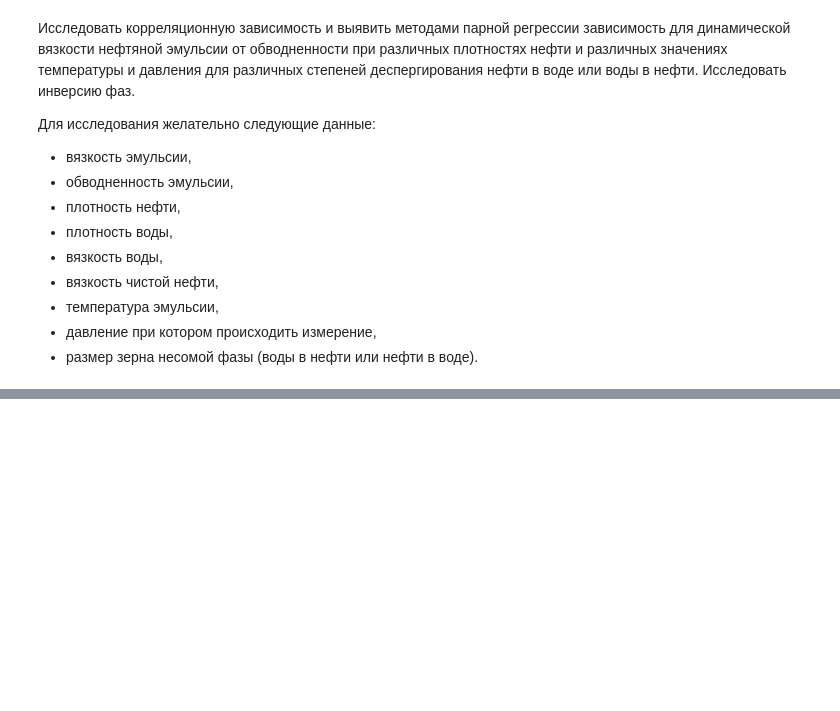
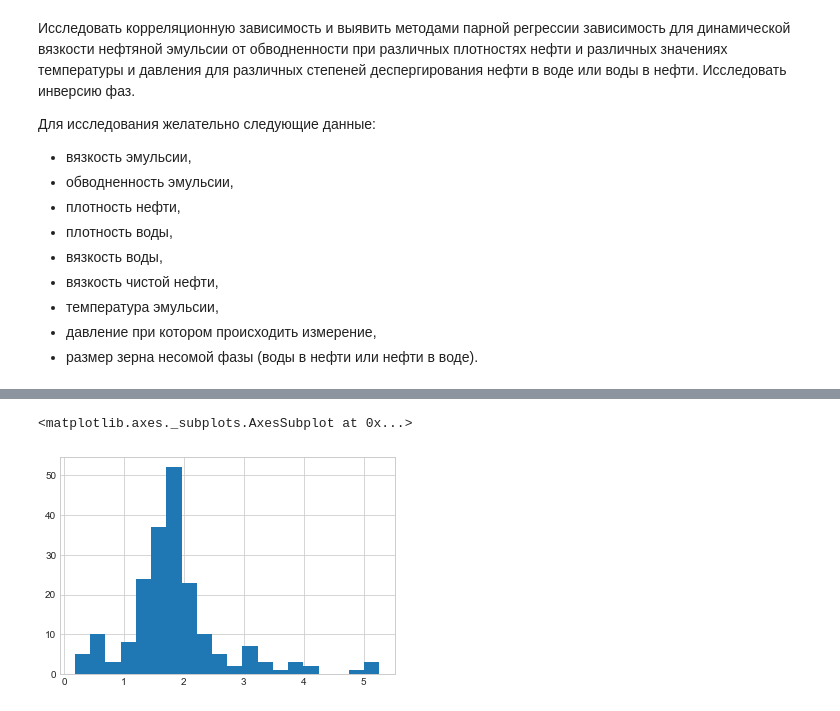
Before and after one commit to superbe/Statistics, a Jupyter notebook: Coursework.ipynb, the cells around one changed output, grey strips where cells are left out. Cells and saved outputs as stored; diff of their text form; code cells hidden in the pictures; blank space fills up the shorter version.

```diff
--- a/Coursework.ipynb
+++ b/Coursework.ipynb
@@ -19,0 +207,5 @@
+# %%
+df['viscosity_log'].hist(bins=20)
+# %% [output]
+<matplotlib.axes._subplots.AxesSubplot at 0x...>
+[figure, added]
```
Also changed, not shown: parts of 103 cells of this notebook, 7 other files.
